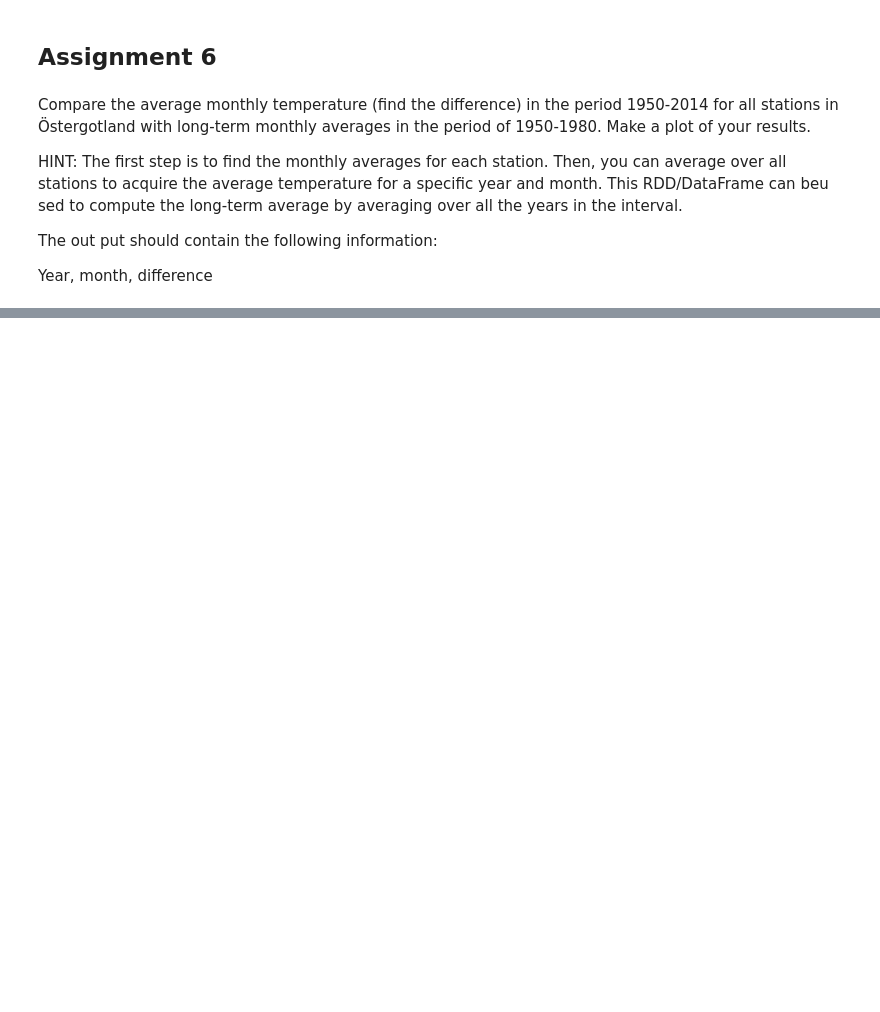
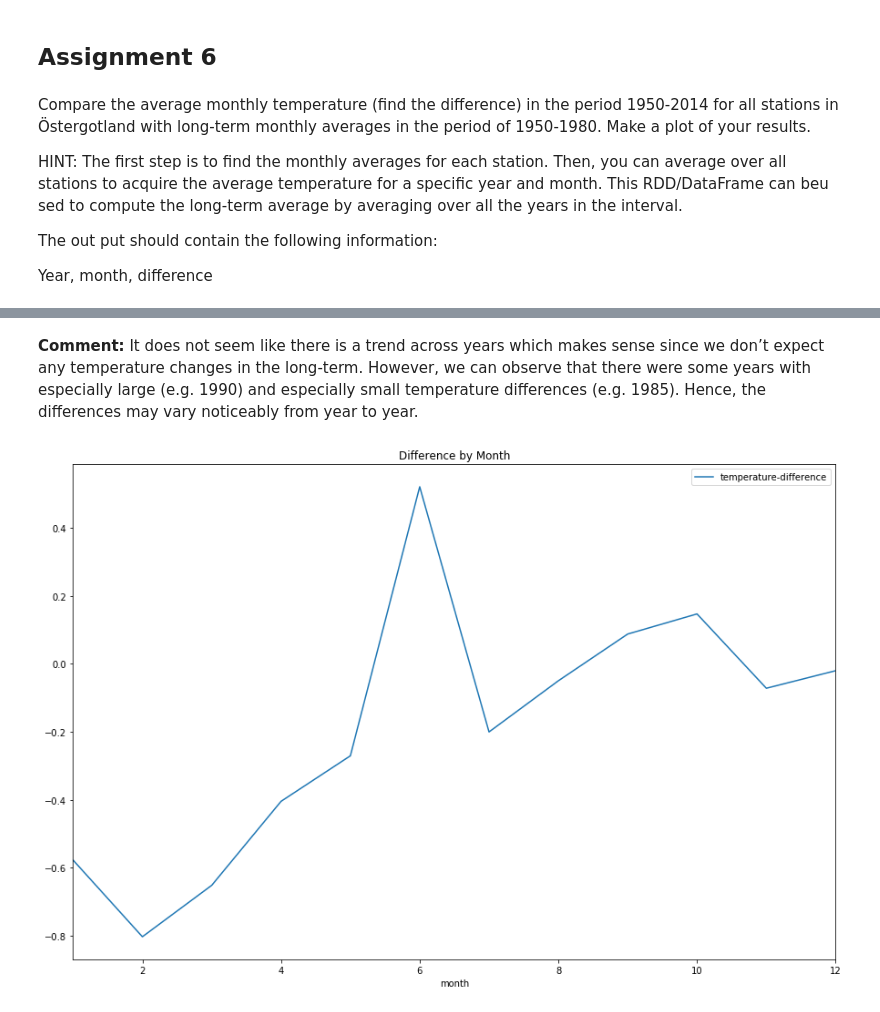
Before and after one commit to flennic/big-data-analytics, a Jupyter notebook: lab03/lab03.ipynb, the cells around one changed output, grey strips where cells are left out. Saved outputs shown, nothing was run; the diff lists cells and outputs as text; code cells hidden in the pictures; blank space fills up the shorter version.

```diff
--- a/lab03/lab03.ipynb
+++ b/lab03/lab03.ipynb
@@ -339,0 +469,9 @@ Year, month, difference
+# %% [markdown]
+**Comment:**  It does not seem like there is a trend across years which makes sense since we don’t expect any temperature changes in the long-term. However, we can observe that there were some years with especially large (e.g. 1990) and especially small temperature differences (e.g. 1985). Hence, the differences may vary noticeably from year to year.
+# %%
+# Difference by Month
+df3 = df.groupby(['month'])['temperature-difference'].mean().to_frame()
+df3.reset_index(level=0, inplace=True)
+df3.plot.line(x = 'month', y = 'temperature-difference', figsize=(15,10), title = "Difference by Month");
+# %% [output]
+[figure, added]
```
Also changed, not shown: parts of 18 cells of this notebook, 1 other file.
